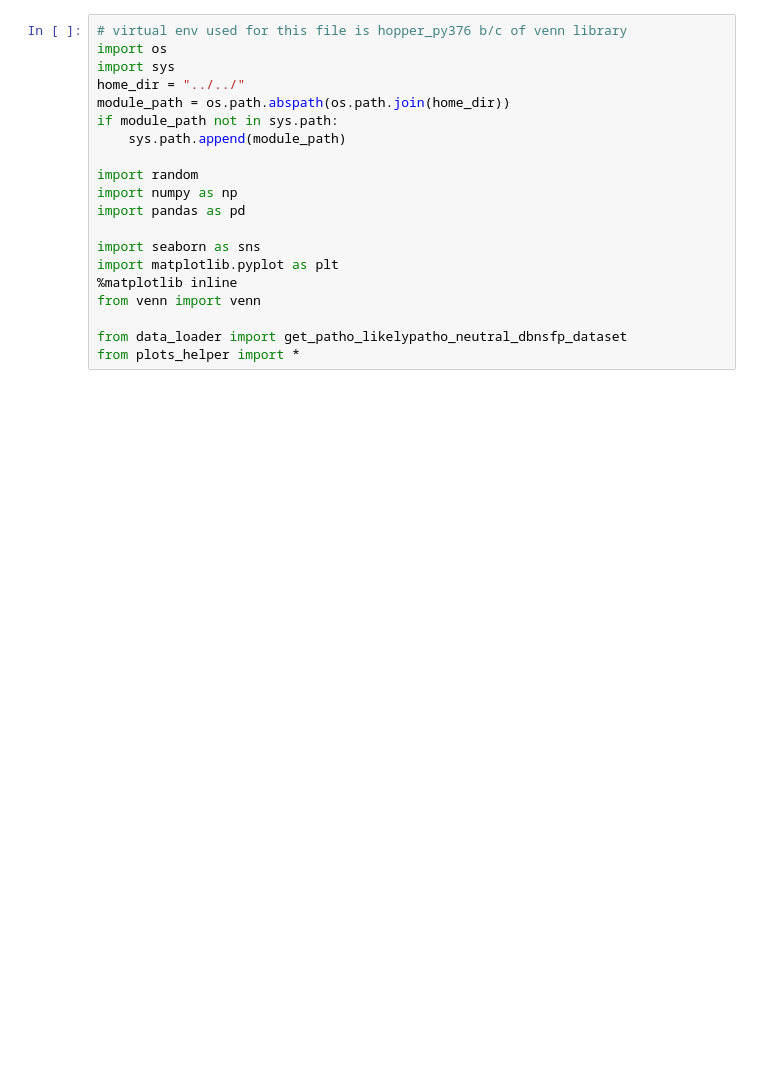
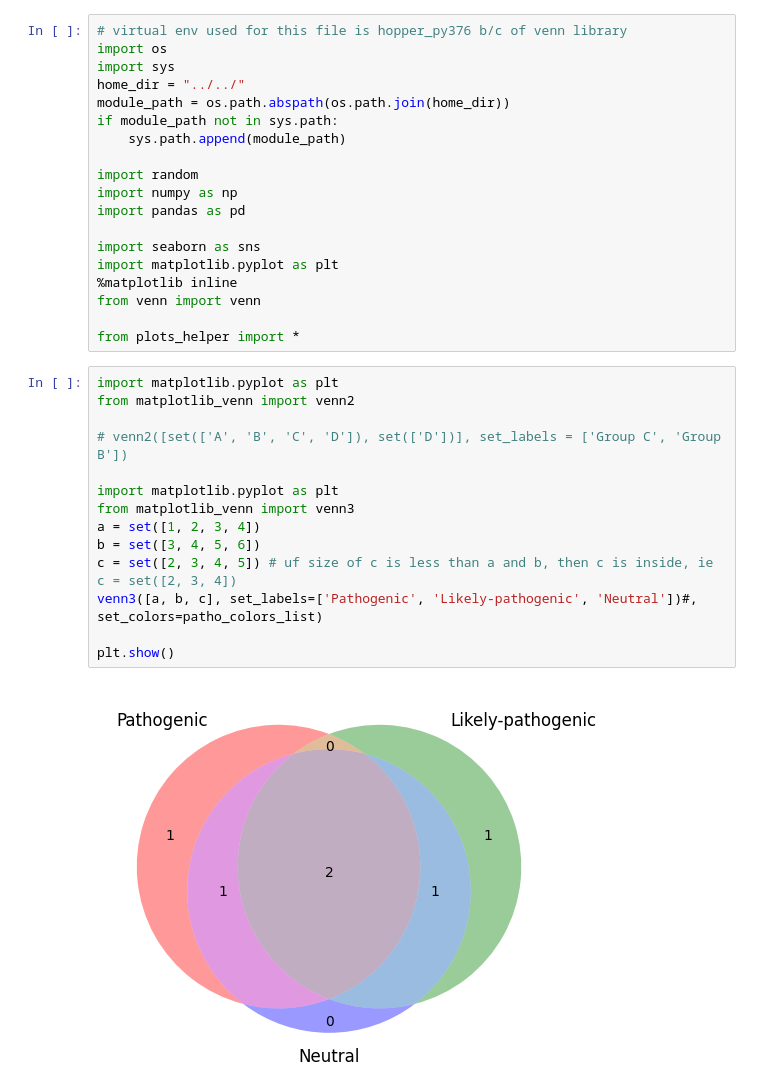
Before and after one commit to akabiraka/variant_effect_analysis, a Jupyter notebook: models/aa_common/plot_venn_diagram.ipynb, the cells around one changed output. Saved outputs shown, nothing was run; the diff lists cells and outputs as text; blank space fills up the shorter version.

```diff
--- a/models/aa_common/plot_venn_diagram.ipynb
+++ b/models/aa_common/plot_venn_diagram.ipynb
@@ -16,6 +16,21 @@ import matplotlib.pyplot as plt
 %matplotlib inline
 from venn import venn
 
-from data_loader import get_patho_likelypatho_neutral_dbnsfp_dataset
 from plots_helper import *
+# %%
+import matplotlib.pyplot as plt
+from matplotlib_venn import venn2
+
+# venn2([set(['A', 'B', 'C', 'D']), set(['D'])], set_labels = ['Group C', 'Group B'])
+
+import matplotlib.pyplot as plt
+from matplotlib_venn import venn3
+a = set([1, 2, 3, 4])
+b = set([3, 4, 5, 6])
+c = set([2, 3, 4, 5]) # uf size of c is less than a and b, then c is inside, ie c = set([2, 3, 4])
+venn3([a, b, c], set_labels=['Pathogenic', 'Likely-pathogenic', 'Neutral'])#, set_colors=patho_colors_list)
+
+plt.show()
+# %% [output]
+[figure, added]
 # %%
```
Also changed, not shown: parts of 2 cells of this notebook, 1 other file.
